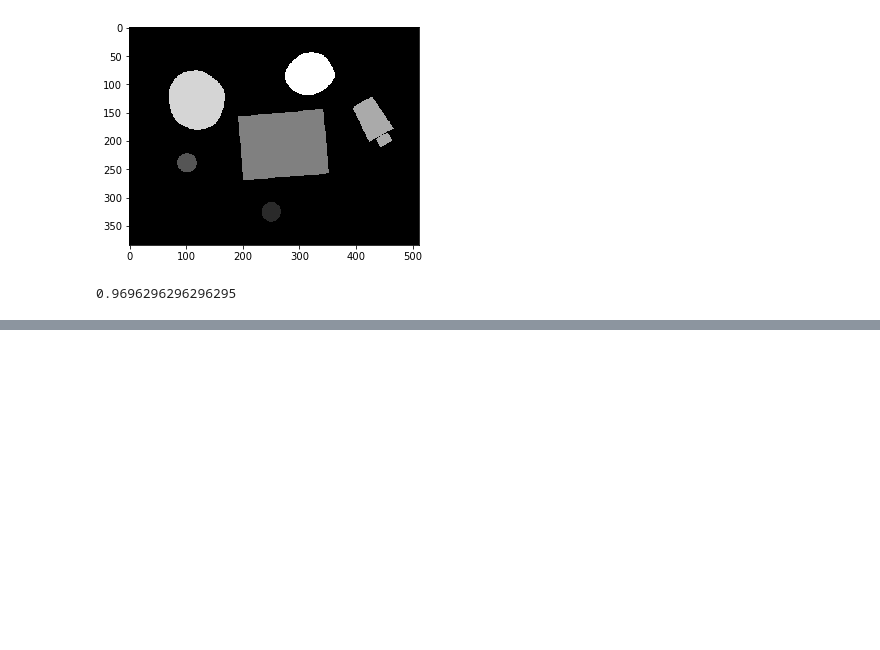
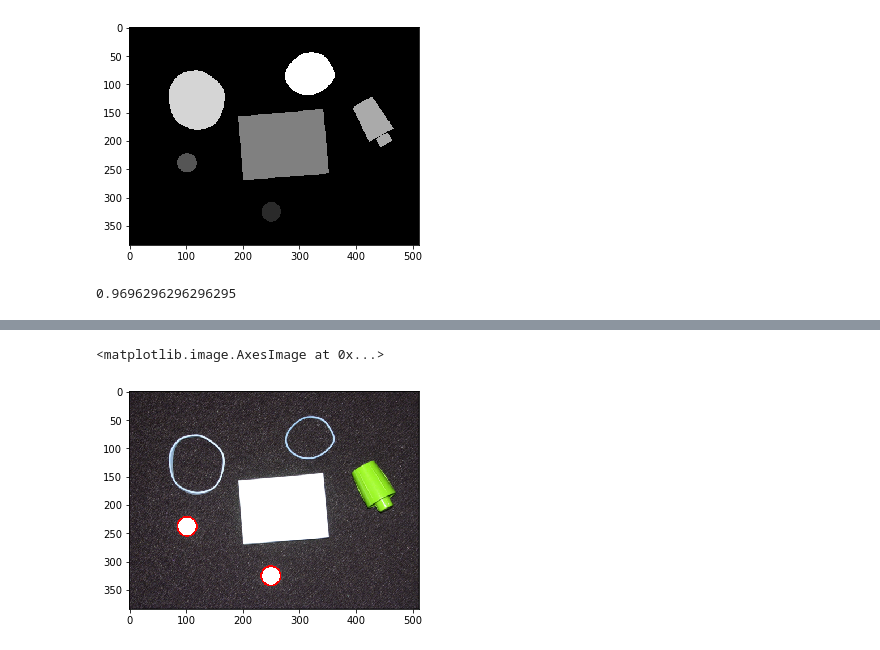
Before and after one commit to samleoqh/digital-img-ana, a Jupyter notebook: exercise/obj_des_1.ipynb, the cells around one changed output, grey strips where cells are left out. Saved outputs shown, nothing was run; the diff lists cells and outputs as text; code cells hidden in the pictures; blank space fills up the shorter version.

```diff
--- a/exercise/obj_des_1.ipynb
+++ b/exercise/obj_des_1.ipynb
@@ -178 +188,6 @@ def find_circle(gray_img, prob=0.8):
+# %%
+imshow(find_circle(img, 0.9))
+# %% [output]
+<matplotlib.image.AxesImage at 0x...>
+[figure, added]
 # %%
```
Also changed, not shown: parts of 12 cells of this notebook.
